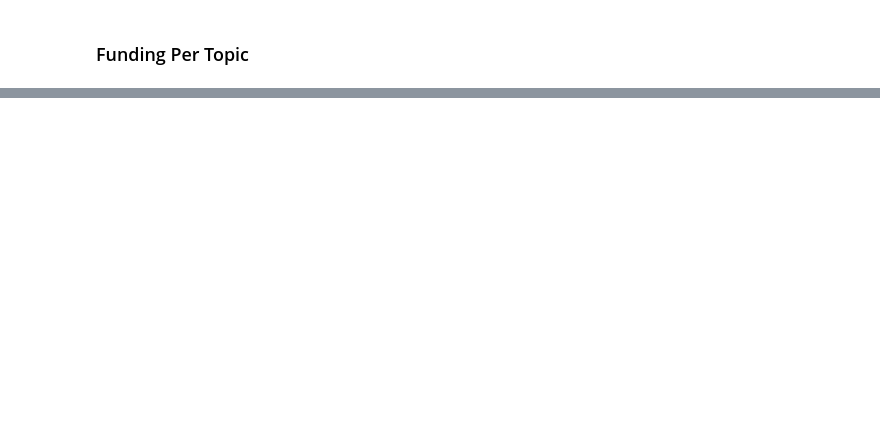
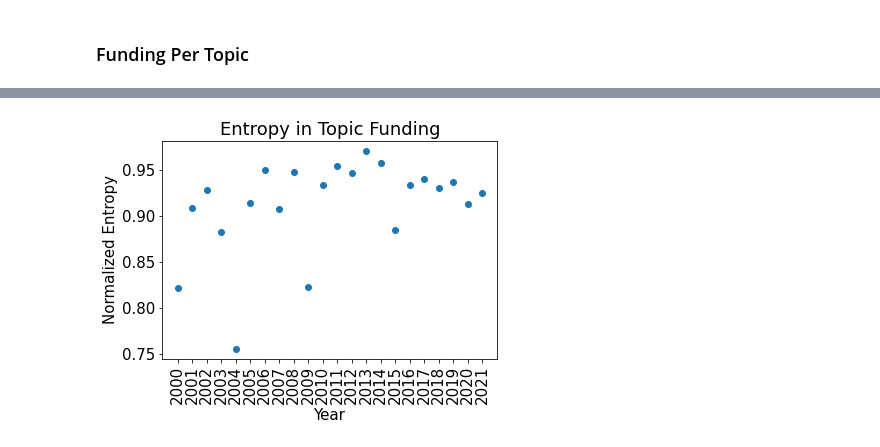
Before and after one commit to oeldaghar/nsf-award-data-analysis, a Jupyter notebook: topic-modeling.ipynb, the cells around one changed output, grey strips where cells are left out. Drawn from its saved outputs; the diff is of its cells as text; code cells hidden in the pictures; blank space fills up the shorter version.

```diff
--- a/topic-modeling.ipynb
+++ b/topic-modeling.ipynb
@@ -727,0 +820,5 @@ def funding_per_topic(data,lda_by_year,year):
+# %%
+#split award amounts in a similar fashion to corpus
+funding_by_year = {}
+for year in data['year'].unique():
+    funding_by_year[year] = [data.loc[i,'amount'] for i in data[data['year']==year].index]
@@ -727,0 +873,14 @@ def funding_per_topic(data,lda_by_year,year):
+# %%
+#wrap into function
+def funding_per_topic(corpus,model,funding):
+    total_funding = [0]*model.num_topics
+    for i,doc in enumerate(corpus):
+        topic_dist = model.get_document_topics(doc)
+        for topic,pr in topic_dist:
+            total_funding[topic] += pr*float(funding[i])
+    return total_funding
+# %%
+total_funding_year = dict()
+for year in data['year'].unique():
+    print(f'working on year: {year}')
+    total_funding_year[year] = funding_per_topic(corpus_by_year[year], lda_by_year[year], funding_by_year[year])
@@ -727,0 +938,15 @@ def funding_per_topic(data,lda_by_year,year):
+# %%
+def entropy(x:list):
+    """Calculates the entropy of a list of values"""
+    x = np.array(x)
+    x = x[x > 0]
+    x = x / np.sum(x)
+    return -np.sum(x * np.log(x))
+
+
+def normalized_entropy(x:list):
+    """Calculates normalized entropy by dividing by the maximum entropy for non-zero values"""
+    x = np.array(x)
+    x = x[x > 0]
+    x = x / np.sum(x)
+    return -np.sum(x * np.log(x)) / np.log(len(x))
@@ -727,0 +956,9 @@ def funding_per_topic(data,lda_by_year,year):
+# %%
+#ploting entropy
+plt.scatter([str(x) for x in range(2000,2022)],[normalized_entropy(total_funding_year[str(x)]) for x in range(2000,2022)])
+plt.xlabel('Year')
+plt.ylabel('Normalized Entropy')
+plt.title('Entropy in Topic Funding')
+plt.xticks(rotation=90)
+plt.show()
+# %% [output]
@@ -727,0 +967 @@ def funding_per_topic(data,lda_by_year,year):
+[figure, added]
```
Also changed, not shown: parts of 25 cells of this notebook.
